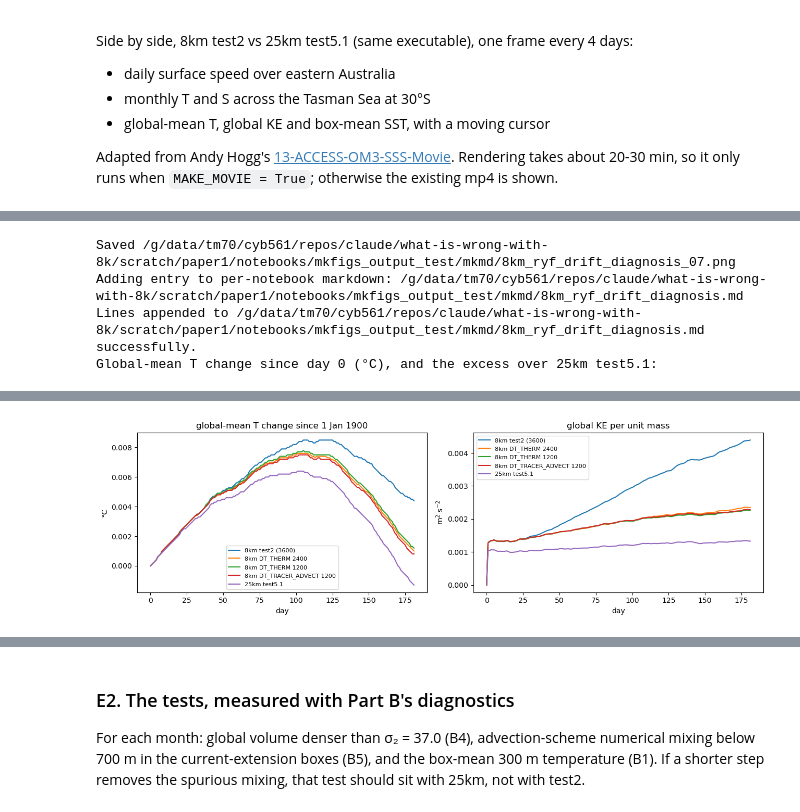
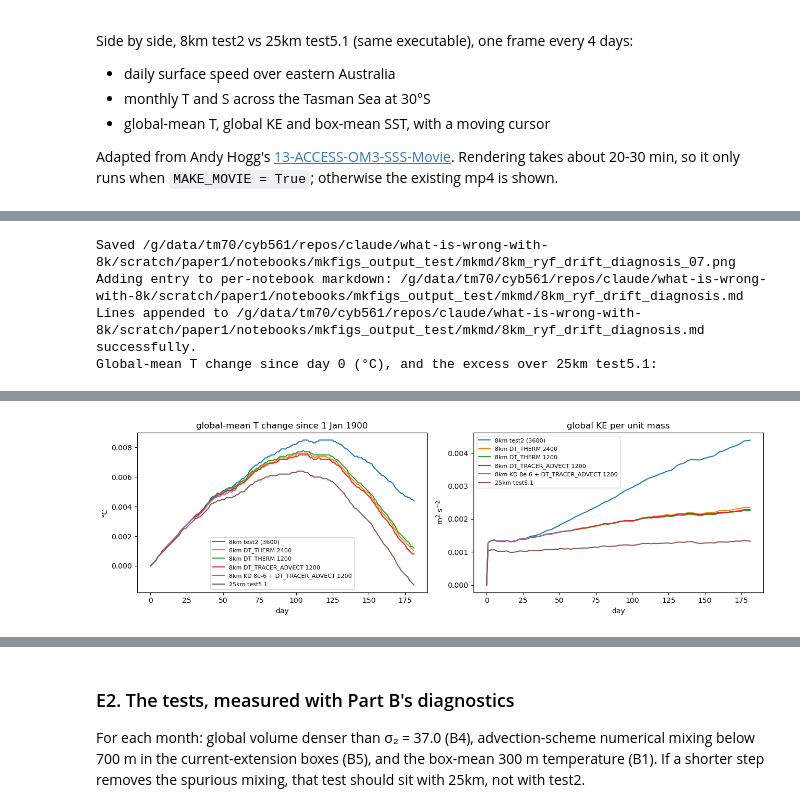
Before and after one commit to chrisb13/access-om3-paper-1, a Jupyter notebook: notebooks/8km_ryf_drift_diagnosis.ipynb, the cells around one changed output, grey strips where cells are left out. Saved outputs shown, nothing was run; the diff lists cells and outputs as text; code cells hidden in the pictures.

```diff
--- a/notebooks/8km_ryf_drift_diagnosis.ipynb
+++ b/notebooks/8km_ryf_drift_diagnosis.ipynb
@@ -115,7 +123,7 @@ Runs compared:
 
 All three start from WOA23 at rest on 1900-01-01 and are forced by the same JRA55-do v1.6 RYF9091 streams.
 # %%
-import glob, os, re
+import glob, os, re, difflib, hashlib, pickle
 import numpy as np
 import pandas as pd
 import xarray as xr
@@ -187,6 +195,24 @@ def month_index(pattern):
                     seen.add(t); out.append((f, i, t))
     return sorted(out, key=lambda x: x[2])
 
+def cached(name, inputs, fn):
+    # Return fn(), reusing the pickle saved by an earlier run if the input files (path, size, mtime) are unchanged.
+    # Only active when the environment variable DRIFT_NB_CACHE names a directory; delete it after editing a cached cell.
+    cache = os.environ.get("DRIFT_NB_CACHE")
+    if not cache:
+        return fn()
+    sig = hashlib.md5(repr([name] + [(f, os.path.getsize(f), os.path.getmtime(f)) for f in sorted(inputs)]).encode()).hexdigest()
+    path = f"{cache}/{name.replace(' ', '_')}-{sig}.pkl"
+    if os.path.exists(path):
+        with open(path, "rb") as fh:
+            return pickle.load(fh)
+    out = fn()
+    os.makedirs(cache, exist_ok=True)
+    with open(path + ".tmp", "wb") as fh:
+        pickle.dump(out, fh)
+    os.replace(path + ".tmp", path)
+    return out
+
 def stats(exp):
     # ocean.stats: day, global-mean T, KE per unit mass (Energy/Mass, m2 s-2), duplicates removed.
     rows = []
@@ -764,14 +798,18 @@ Zonal-mean T of the two WOA23 initial-condition files, and of the January 1900 m
 # %%
 IC = {"8km": "/g/data/vk83/prerelease/configurations/inputs/access-om3/mom/initial_conditions/global.8km/2026.10.07/woa23_ts_01_mom.nc",
       "25km": "/g/data/vk83/configurations/inputs/access-om3/mom/initial_conditions/global.25km/2026.06.11/woa23_ts_01_mom.nc"}
-ICZ = {}
-for k, E in {"8km": E8, "25km": E25S}.items():
-    A, lat = area_lat(E)
-    ic = xr.open_dataset(IC[k], decode_times=False).ptemp
-    ICZ[(k, "initial condition")] = zm3(ic.isel(time=0) if "time" in ic.dims else ic, A, lat)
-    f, i, _ = month_index(f"{E}/output*/access-om3.mom6.3d.thetao+z.1mon.mean.1900.nc")[0]
-    with xr.open_dataset(f, decode_timedelta=False) as ds:
-        ICZ[(k, "Jan 1900 mean")] = zm3(ds.thetao.isel(time=i), A, lat)
+def c3():
+    ICZ = {}
+    for k, E in {"8km": E8, "25km": E25S}.items():
+        A, lat = area_lat(E)
+        ic = xr.open_dataset(IC[k], decode_times=False).ptemp
+        ICZ[(k, "initial condition")] = zm3(ic.isel(time=0) if "time" in ic.dims else ic, A, lat)
+        f, i, _ = month_index(f"{E}/output*/access-om3.mom6.3d.thetao+z.1mon.mean.1900.nc")[0]
+        with xr.open_dataset(f, decode_timedelta=False) as ds:
+            ICZ[(k, "Jan 1900 mean")] = zm3(ds.thetao.isel(time=i), A, lat)
+    return ICZ
+ICZ = cached("C3", list(IC.values()) + [f for E in (E8, E25S)
+                for f in glob.glob(f"{E}/output*/access-om3.mom6.3d.thetao+z.1mon.mean.1900.nc")], c3)
 fig, ax = plt.subplots(1, 2, figsize=(14, 4.5)); rows = []
 for i, w in enumerate(["initial condition", "Jan 1900 mean"]):
     a, b = ICZ[("8km", w)], ICZ[("25km", w)]
@@ -1020,7 +1059,7 @@ All follow test2's `DT` ramp (240 s for months 1-2, 400 s after) and run 6 month
 LAB = "/g/data/tm70/cyb561/repos/claude/what-is-wrong-with-8k/lab/archive"
 TESTS = {}
 for lab, pat in {"DT_THERM 2400": "8km_dtherm2400*", "DT_THERM 1200": "8km_dtherm1200*",
-                 "DT_TRACER_ADVECT 1200": "8km_tradv1200*"}.items():
+                 "DT_TRACER_ADVECT 1200": "8km_tradv1200*", "KD 8e-6 + DT_TRACER_ADVECT 1200": "8km_kd8e6_tradv1200*"}.items():
     g = sorted(glob.glob(f"{LAB}/{pat}"))
     if g and glob.glob(f"{g[0]}/output*/ocean.stats"):
         TESTS[lab] = g[0]
@@ -1074 +1113 @@ Global-mean T change since day 0 (°C), and the excess over 25km test5.1:
-[figure, old version]
+[figure, new version]
```
Also changed, not shown: parts of 12 cells of this notebook.
